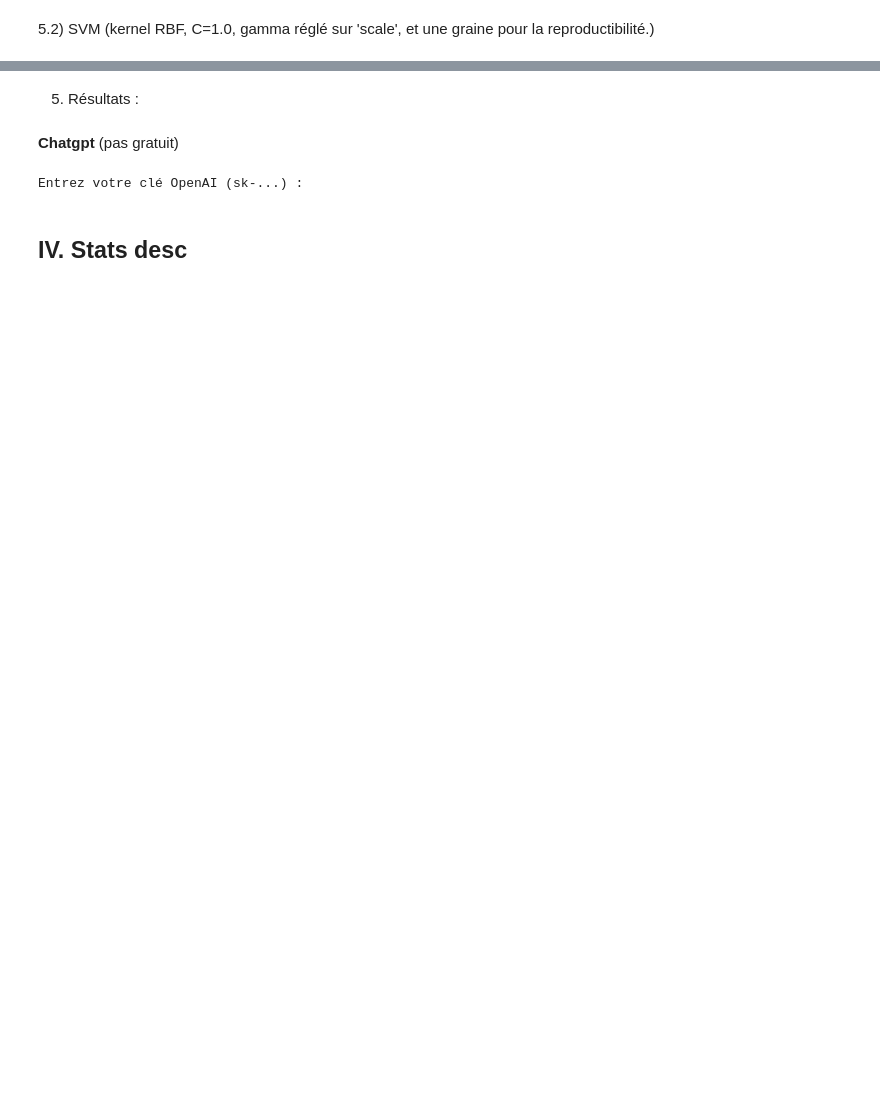
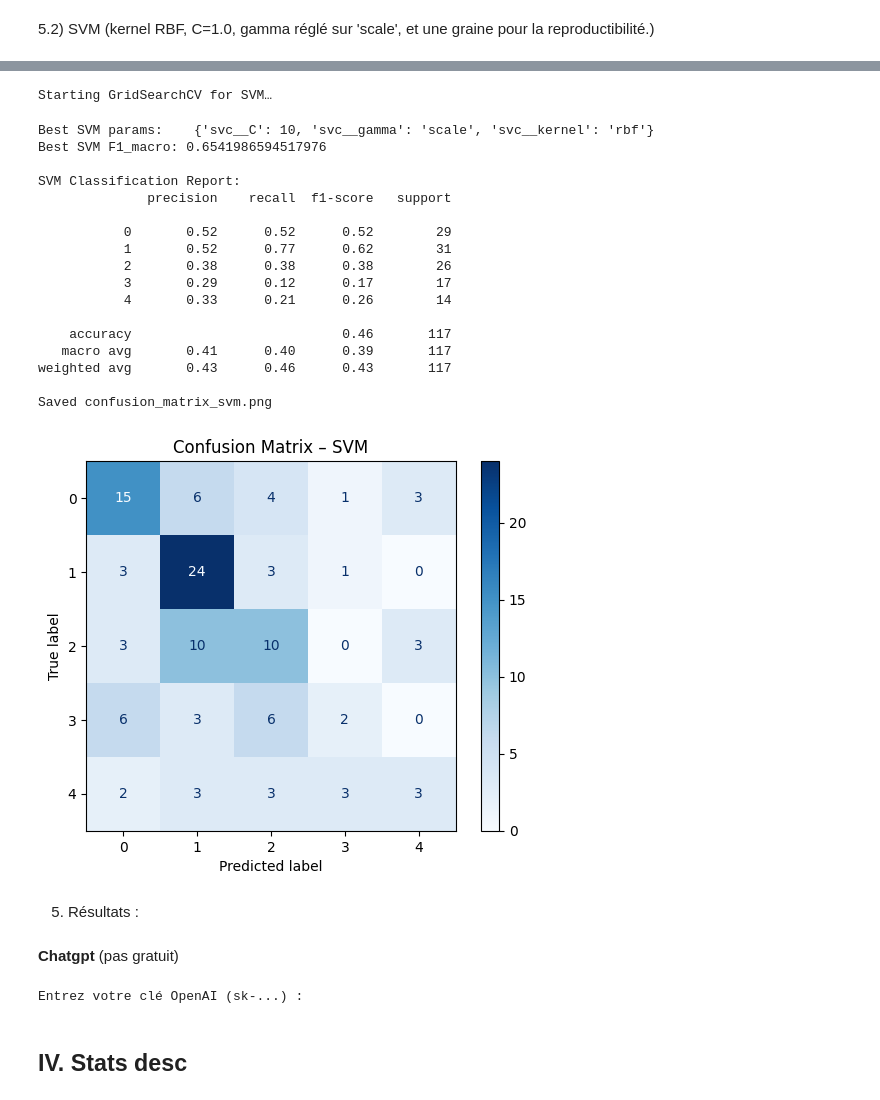
Before and after one commit to philipaslls/statapp, a Jupyter notebook: main.ipynb, the cells around one changed output, grey strips where cells are left out. Cells and saved outputs as stored; diff of their text form; code cells hidden in the pictures; blank space fills up the shorter version.

```diff
--- a/main.ipynb
+++ b/main.ipynb
@@ -1126,3 +989,80 @@ weighted avg       0.55      0.47      0.43       117
+# %%
+# Cell 5 – SVM on Precomputed Embeddings with Progress Bar
+import matplotlib.pyplot as plt
+from sklearn.svm import SVC
+from sklearn.preprocessing import StandardScaler
+from sklearn.pipeline import Pipeline
+from sklearn.model_selection import GridSearchCV, StratifiedKFold, ParameterGrid
+from sklearn.metrics import classification_report, confusion_matrix, ConfusionMatrixDisplay, make_scorer, f1_score
+from tqdm import tqdm
+
+# Custom GridSearchCV subclass to integrate tqdm using ParameterGrid
+class GridSearchCVProgress(GridSearchCV):
+    def _run_search(self, evaluate_candidates):
+        params_list = list(ParameterGrid(self.param_grid))
+        evaluate_candidates(tqdm(params_list, desc="GridSearchSVM"))
+
+# Pipeline: scaling + SVM on embeddings
+pipe_svm = Pipeline([
+    ('scaler', StandardScaler()),
+    ('svc',    SVC(probability=True, random_state=42))
+])
+
+param_grid_svm = {
+    'svc__C':     [0.1, 1, 10],
+    'svc__gamma': ['scale', 0.01, 0.1],
+    'svc__kernel':['rbf']
+}
+
+cv = StratifiedKFold(n_splits=5, shuffle=True, random_state=42)
+f1_macro = make_scorer(f1_score, average='macro')
+
+gs_svm = GridSearchCVProgress(
+    estimator=pipe_svm,
+    param_grid=param_grid_svm,
+    scoring=f1_macro,
+    cv=cv,
+    n_jobs=-1,
+    verbose=0
+)
+print("Starting GridSearchCV for SVM…")
+gs_svm.fit(X_train_res, y_train_res)
+
+print("Best SVM params:   ", gs_svm.best_params_)
+print("Best SVM F1_macro:", gs_svm.best_score_)
+
+# Evaluation and confusion matrix
+y_pred_svm = gs_svm.predict(X_test)
+print("\nSVM Classification Report:")
+print(classification_report(y_test, y_pred_svm))
+
+cm = confusion_matrix(y_test, y_pred_svm)
+disp = ConfusionMatrixDisplay(confusion_matrix=cm)
+plt.figure()
+disp.plot(ax=plt.gca(), cmap='Blues', values_format='d')
+plt.title('Confusion Matrix – SVM')
+plt.savefig('confusion_matrix_svm.png')
+print("Saved confusion_matrix_svm.png")
+# %% [output]
+Starting GridSearchCV for SVM…
+Best SVM params:    {'svc__C': 10, 'svc__gamma': 'scale', 'svc__kernel': 'rbf'}
+Best SVM F1_macro: 0.6541986594517976
+
+SVM Classification Report:
+              precision    recall  f1-score   support
+
+           0       0.52      0.52      0.52        29
+           1       0.52      0.77      0.62        31
+           2       0.38      0.38      0.38        26
+           3       0.29      0.12      0.17        17
+           4       0.33      0.21      0.26        14
+
+    accuracy                           0.46       117
+   macro avg       0.41      0.40      0.39       117
+weighted avg       0.43      0.46      0.43       117
+
+Saved confusion_matrix_svm.png
+[figure, added]
 # %% [markdown]
 5) Résultats :
 # %% [markdown]
```
Also changed, not shown: parts of 12 cells of this notebook.
